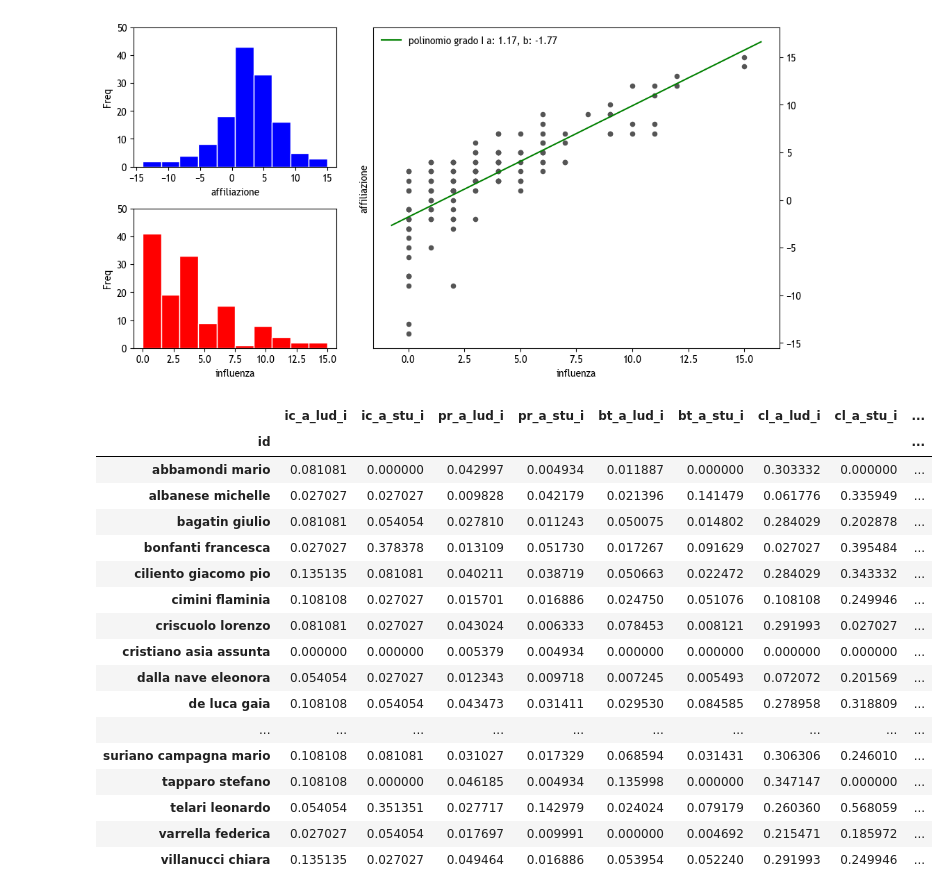
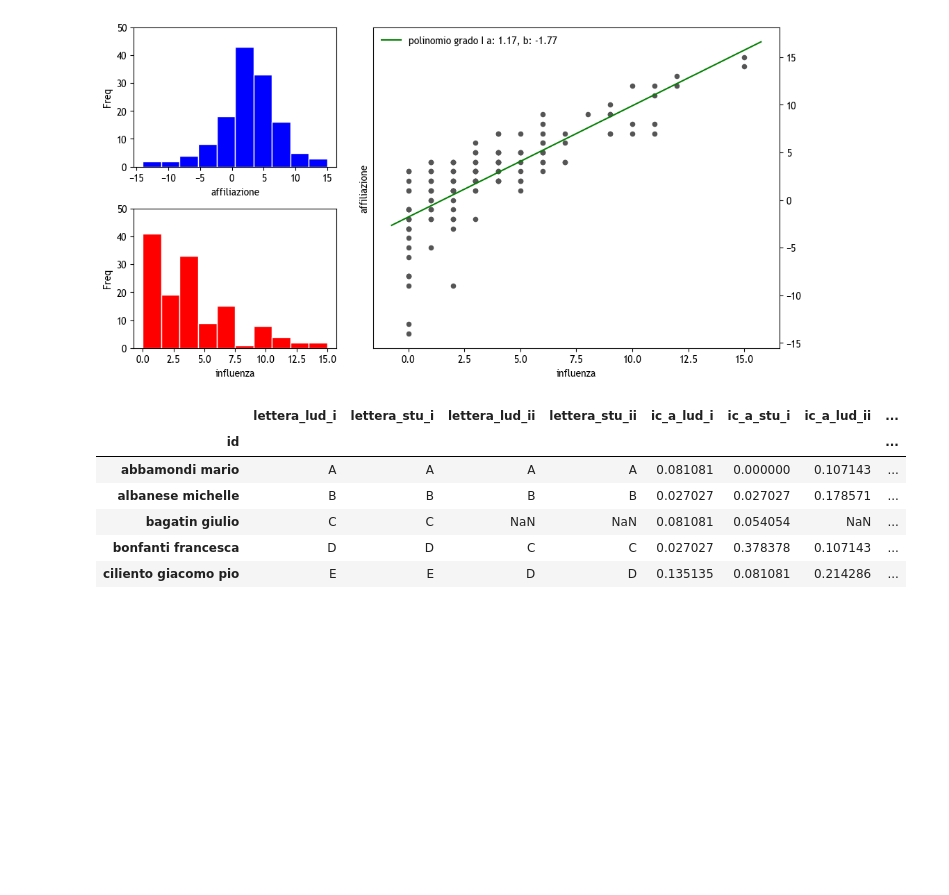
Before and after one commit to alkaest2002/abgrid, a Jupyter notebook: ipython/eda.ipynb, the cells around one changed output. Cells and saved outputs as stored; diff of their text form; code cells hidden in the pictures; blank space fills up the shorter version.

```diff
--- a/ipython/eda.ipynb
+++ b/ipython/eda.ipynb
@@ -55,29 +65,16 @@ fig.savefig("./analysis/aff_inf.png", bbox_inches='tight')
 # %% [output]
 [figure]
 # %%
-numeric_cols = [c for c in abgrid_long.select_dtypes("number").columns if c not in ["nd_a", "nd_b"]]
-
-abgrid_wide_multi_index = abgrid_long.pivot(index="id", columns=["anno", "contesto"])[numeric_cols]
+abgrid_wide_multi_index = abgrid_long.pivot(index="id", columns=["anno", "contesto"])
 idx = pd.IndexSlice
 
-abgrid_wide_i = abgrid_wide.set_index("id").filter(regex=r"^(?!lettera)[a-zA-Z_]+_i\b")
-abgrid_wide_i
+abgrid_wide_i = abgrid_wide.set_index("id")
+abgrid_wide_i.head()
 # %% [output]
-|  | ic_a_lud_i | ic_a_stu_i | pr_a_lud_i | pr_a_stu_i | bt_a_lud_i | bt_a_stu_i | cl_a_lud_i | cl_a_stu_i | ... |
-| id |  |  |  |  |  |  |  |  | ... |
-| abbamondi mario | 0.081081 | 0.000000 | 0.042997 | 0.004934 | 0.011887 | 0.000000 | 0.303332 | 0.000000 | ... |
-| albanese michelle | 0.027027 | 0.027027 | 0.009828 | 0.042179 | 0.021396 | 0.141479 | 0.061776 | 0.335949 | ... |
-| bagatin giulio | 0.081081 | 0.054054 | 0.027810 | 0.011243 | 0.050075 | 0.014802 | 0.284029 | 0.202878 | ... |
-| bonfanti francesca | 0.027027 | 0.378378 | 0.013109 | 0.051730 | 0.017267 | 0.091629 | 0.027027 | 0.395484 | ... |
-| ciliento giacomo pio | 0.135135 | 0.081081 | 0.040211 | 0.038719 | 0.050663 | 0.022472 | 0.284029 | 0.343332 | ... |
-| cimini flaminia | 0.108108 | 0.027027 | 0.015701 | 0.016886 | 0.024750 | 0.051076 | 0.108108 | 0.249946 | ... |
-| criscuolo lorenzo | 0.081081 | 0.027027 | 0.043024 | 0.006333 | 0.078453 | 0.008121 | 0.291993 | 0.027027 | ... |
-| cristiano asia assunta | 0.000000 | 0.000000 | 0.005379 | 0.004934 | 0.000000 | 0.000000 | 0.000000 | 0.000000 | ... |
-| dalla nave eleonora | 0.054054 | 0.027027 | 0.012343 | 0.009718 | 0.007245 | 0.005493 | 0.072072 | 0.201569 | ... |
-| de luca gaia | 0.108108 | 0.054054 | 0.043473 | 0.031411 | 0.029530 | 0.084585 | 0.278958 | 0.318809 | ... |
-| ... | ... | ... | ... | ... | ... | ... | ... | ... | ... |
-| suriano campagna mario | 0.108108 | 0.081081 | 0.031027 | 0.017329 | 0.068594 | 0.031431 | 0.306306 | 0.246010 | ... |
-| tapparo stefano | 0.108108 | 0.000000 | 0.046185 | 0.004934 | 0.135998 | 0.000000 | 0.347147 | 0.000000 | ... |
-| telari leonardo | 0.054054 | 0.351351 | 0.027717 | 0.142979 | 0.024024 | 0.079179 | 0.260360 | 0.568059 | ... |
-| varrella federica | 0.027027 | 0.054054 | 0.017697 | 0.009991 | 0.000000 | 0.004692 | 0.215471 | 0.185972 | ... |
-| villanucci chiara | 0.135135 | 0.027027 | 0.049464 | 0.016886 | 0.053954 | 0.052240 | 0.291993 | 0.249946 | ... |
+|  | lettera_lud_i | lettera_stu_i | lettera_lud_ii | lettera_stu_ii | ic_a_lud_i | ic_a_stu_i | ic_a_lud_ii | ... |
+| id |  |  |  |  |  |  |  | ... |
+| abbamondi mario | A | A | A | A | 0.081081 | 0.000000 | 0.107143 | ... |
+| albanese michelle | B | B | B | B | 0.027027 | 0.027027 | 0.178571 | ... |
+| bagatin giulio | C | C | NaN | NaN | 0.081081 | 0.054054 | NaN | ... |
+| bonfanti francesca | D | D | C | C | 0.027027 | 0.378378 | 0.107143 | ... |
+| ciliento giacomo pio | E | E | D | D | 0.135135 | 0.081081 | 0.214286 | ... |
```
Also changed, not shown: parts of 4 cells of this notebook.
